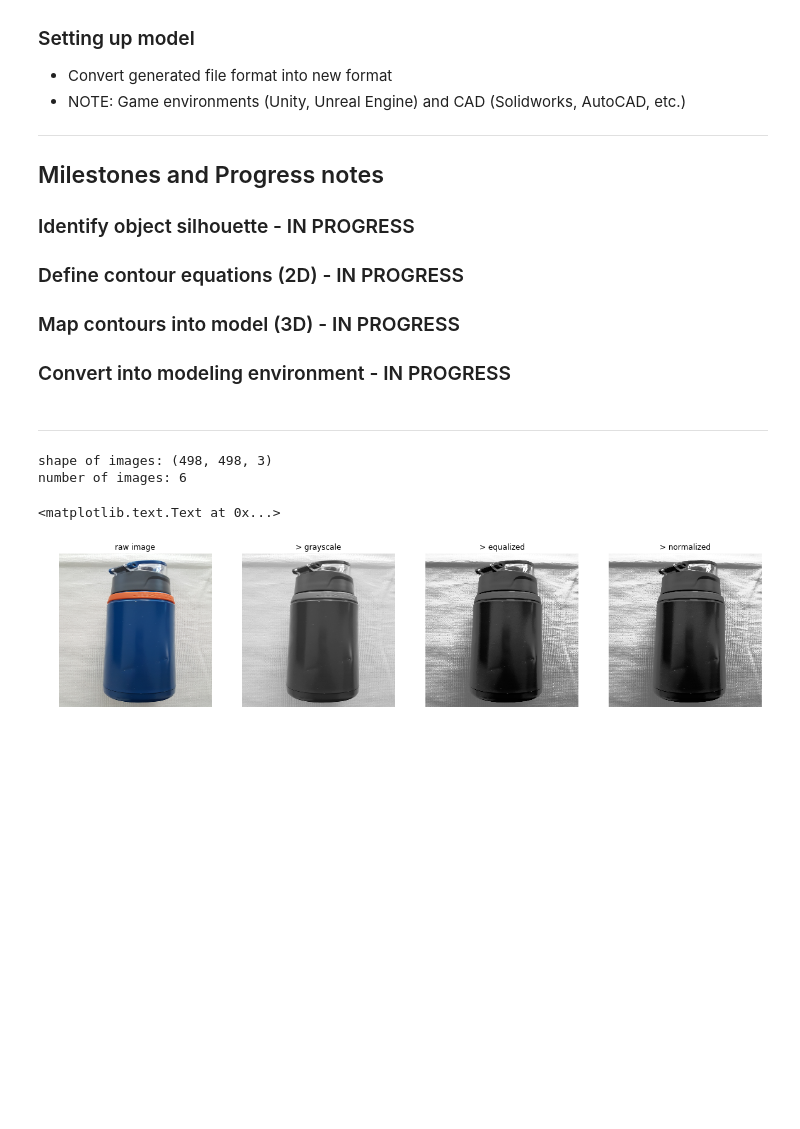
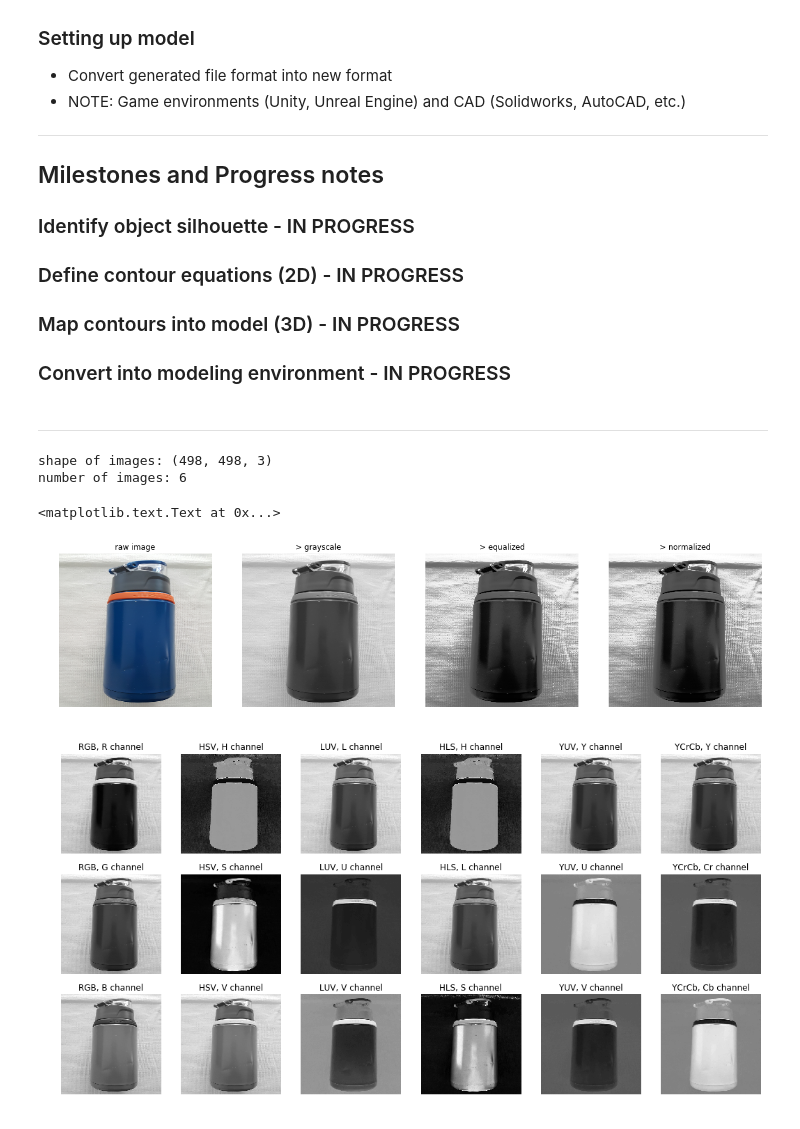
Before and after one commit to liangk7/Photo2Model, a Jupyter notebook: Photo2Model_2018.2.17.ipynb, the cells around one changed output. Saved outputs shown, nothing was run; the diff lists cells and outputs as text; code cells hidden in the pictures; blank space fills up the shorter version.

Commit message:
added visualization for colorspaces

```diff
--- a/Photo2Model_2018.2.17.ipynb
+++ b/Photo2Model_2018.2.17.ipynb
@@ -199,7 +200,8 @@ def img_rotate(img, theta=0):
     # determine matrix and perform warp
     M = cv2.getRotationMatrix2D((cols/2, rows/2), theta, 1)
     dst = cv2.warpAffine(img, M, (cols,rows))
-    dst = dst[:,:,np.newaxis]
+    if len(img.shape)==2:
+        dst = dst[:,:,np.newaxis]
     return dst
 
 # scale
@@ -274,3 +274,23 @@ axs[3].set_title('> normalized')
+# %%
+# Visualize colorspaces
+colors = ['RGB', 'HSV', 'LUV', 'HLS', 'YUV', 'YCrCb']
+n_colors = len(colors)
+
+fig, axs = plt.subplots(3, n_colors, figsize=(n_colors*3, 9))
+axs = axs.ravel()
+
+for i in np.arange(n_colors):
+    test_imgColor = convert_color(test_imgRotated, colors[i])
+
+    for j in range(3):
+        axs[n_colors*j+i].axis('off')
+        axs[n_colors*j+i].set_title("\n".join(wrap(colors[i] + ', '+ re.findall('[A-Z][^A-Z]*', colors[i])[j%3] + ' channel', 20)))
+
+    axs[n_colors*0+i].imshow(test_imgColor[:,:,0], cmap='gray')
+    axs[n_colors*1+i].imshow(test_imgColor[:,:,1], cmap='gray')
+    axs[n_colors*2+i].imshow(test_imgColor[:,:,2], cmap='gray')
+# %% [output]
+[figure, added]
 # %%
 # Display image set
 fig, axs = plt.subplots(2, int(images.shape[0]/2), figsize=(16, 9))
```
Also changed, not shown: parts of 2 cells of this notebook.
